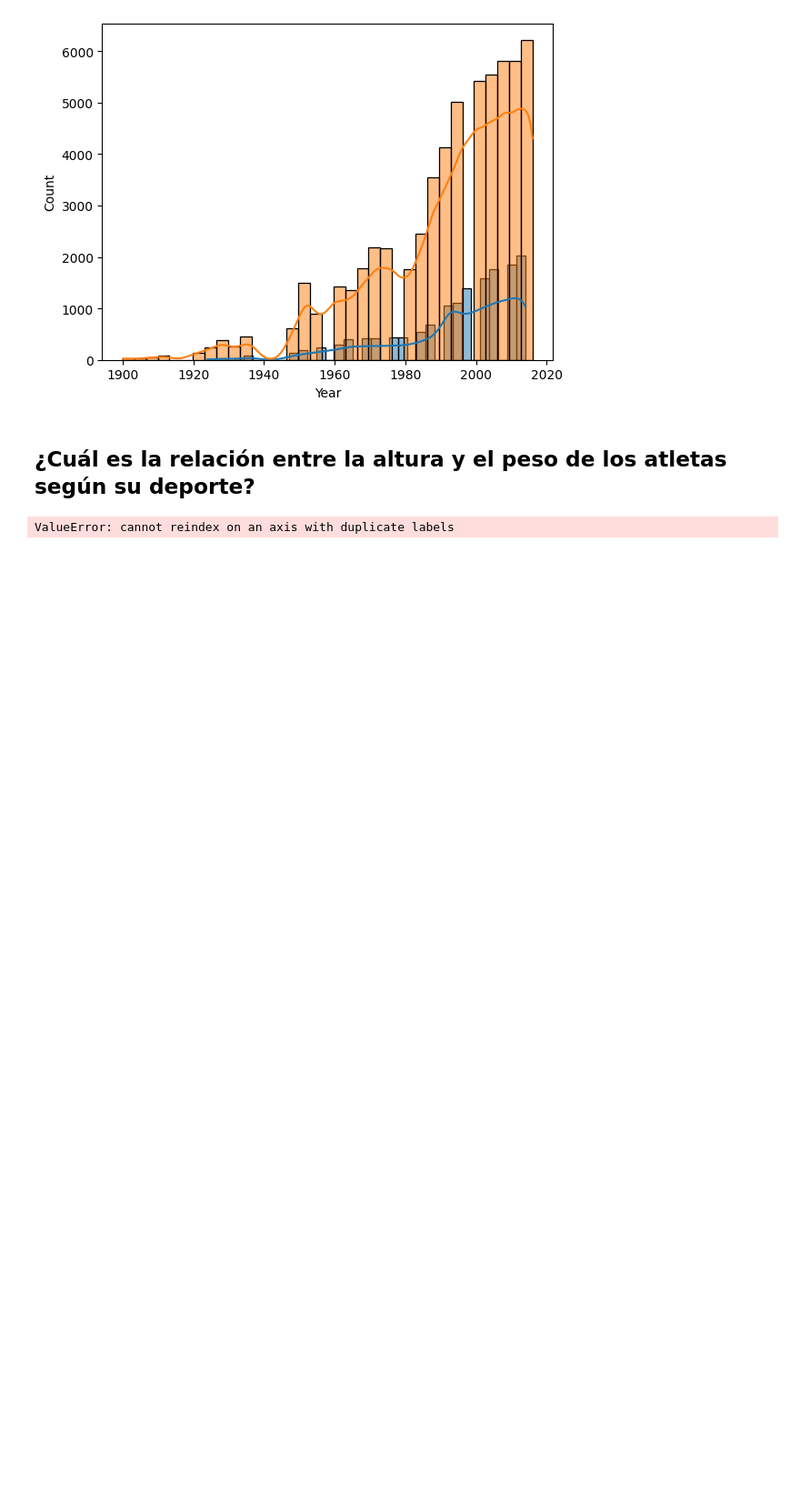
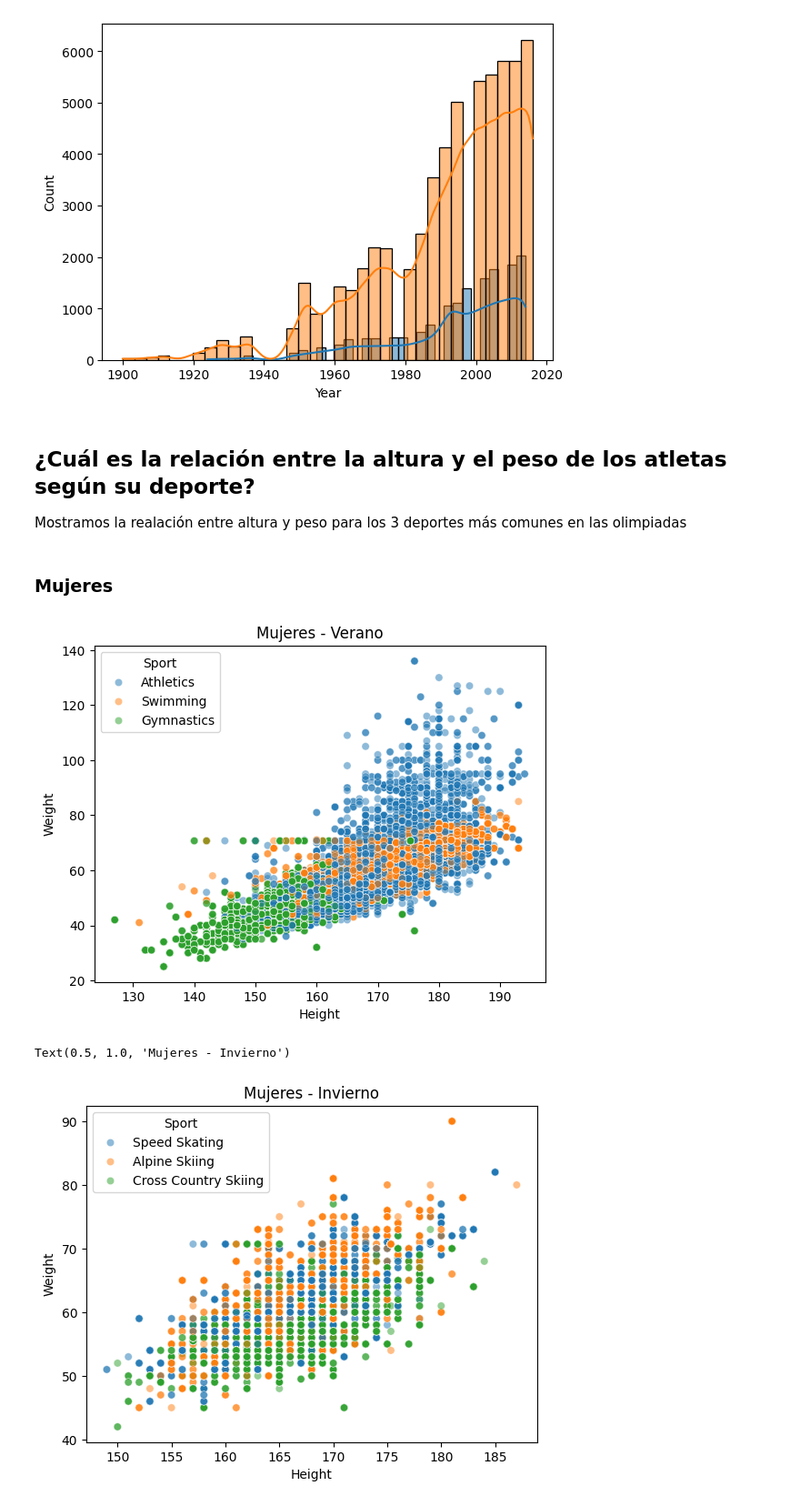
Before and after one commit to ju4n-avendanoa/Data_Olympics, a Jupyter notebook: main.ipynb, the cells around one changed output. Shown at 91% size. Cells and saved outputs as stored; diff of their text form; code cells hidden in the pictures; blank space fills up the shorter version.

Commit message:
fix: relacion peso altura

```diff
--- a/main.ipynb
+++ b/main.ipynb
@@ -393,23 +393,24 @@ sns.histplot(data=females_summer, x='Year', bins=35, kde=True)
 [figure]
 # %% [markdown]
 ## ¿Cuál es la relación entre la altura y el peso de los atletas según su deporte?
+
+Mostramos la realación entre altura y peso para los 3 deportes más comunes en las olimpiadas
-# %%
-
-
-sports = df.groupby('Sport').size().reset_index().rename(columns={0: 'count'}).sort_values(by='count', ascending=False).head()
-
-# Filtrar los datos por el deporte deseado
-top_5_sport_names = sports['Sport']
-
-# Crear la visualización
-sns.scatterplot(data=females_summer, x='Height', y='Weight', hue=top_5_sport_names)
-
-
-
-
-# plt.figure(figsize=(14, 10))
-
-
-# sns.scatterplot(data=df, x='Height', y='Weight', hue='Sport', alpha=0.7)
-# %% [output]
-ValueError: cannot reindex on an axis with duplicate labels
+# %% [markdown]
+### Mujeres
+# %%
+female_summer_sports = females_summer.Sport.value_counts().head(3).index.to_list()
+female_winter_sports = females_winter.Sport.value_counts().head(3).index.to_list()
+
+female_summer_top_3_sports_dataframe = females_summer[females_summer.Sport.isin(female_summer_sports)]
+female_winter_top_3_sports_dataframe = females_winter[females_winter.Sport.isin(female_winter_sports)]
+
+# Crear la visualización
+sns.scatterplot(data=female_summer_top_3_sports_dataframe, x='Height', y='Weight', hue='Sport', alpha=0.5)
+plt.title('Mujeres - Verano')
+plt.show()
+sns.scatterplot(data=female_winter_top_3_sports_dataframe, x='Height', y='Weight', hue='Sport', alpha=0.5)
+plt.title('Mujeres - Invierno')
+# %% [output]
+[figure, added]
+Text(0.5, 1.0, 'Mujeres - Invierno')
+[figure, added]
```
Also changed, not shown: parts of 2 cells of this notebook.
